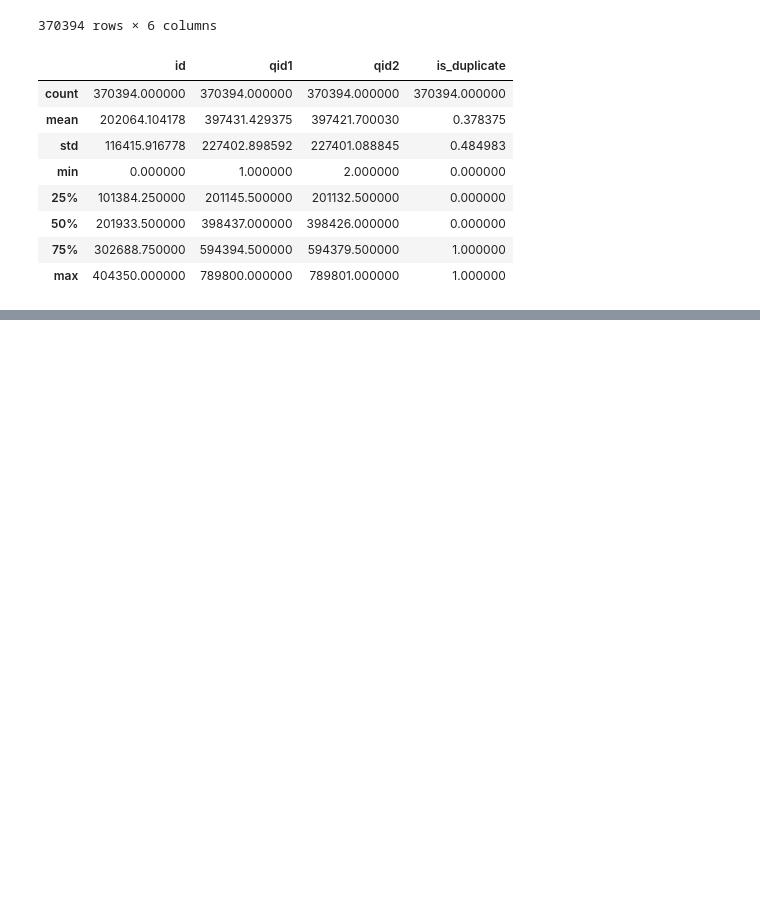
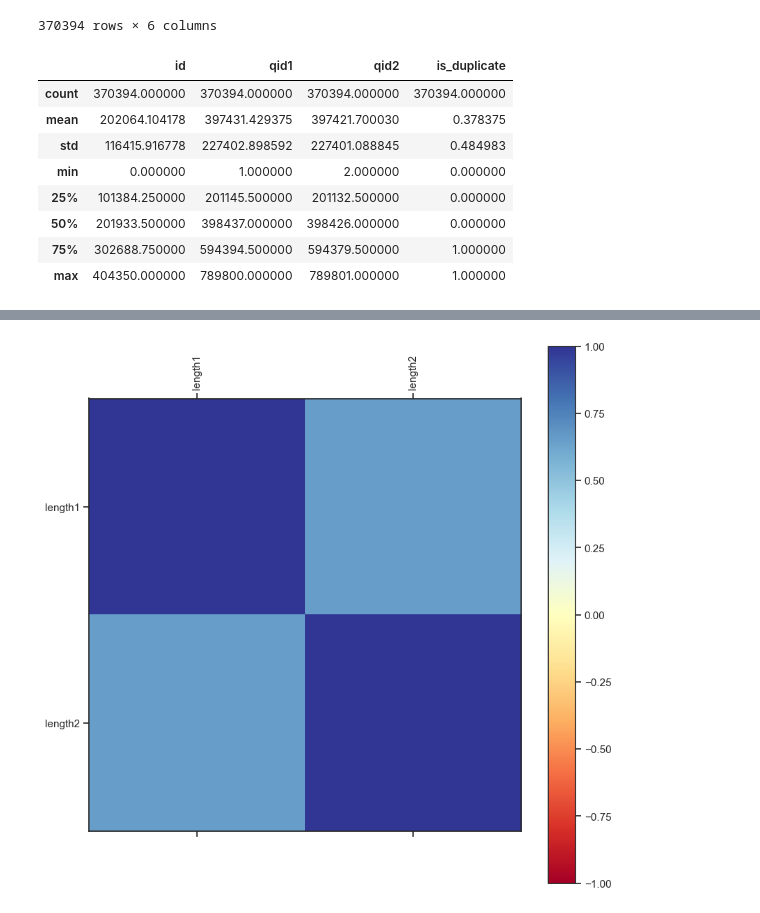
Before and after one commit to Dhouib-Mohamed/Duplicate-Question-Predictor, a Jupyter notebook: notebooks/Exploratory data analysis/visualization.ipynb, the cells around one changed output, grey strips where cells are left out. Cells and saved outputs as stored; diff of their text form; code cells hidden in the pictures; blank space fills up the shorter version.

```diff
--- a/notebooks/Exploratory data analysis/visualization.ipynb
+++ b/notebooks/Exploratory data analysis/visualization.ipynb
@@ -95 +118,5 @@ plt.show()
+# %%
+vis.correlationMatrix(duplicate_data[["length1","length2"]])
+# %% [output]
+[figure, added]
 # %%
```
Also changed, not shown: parts of 17 cells of this notebook, 8 other files.
